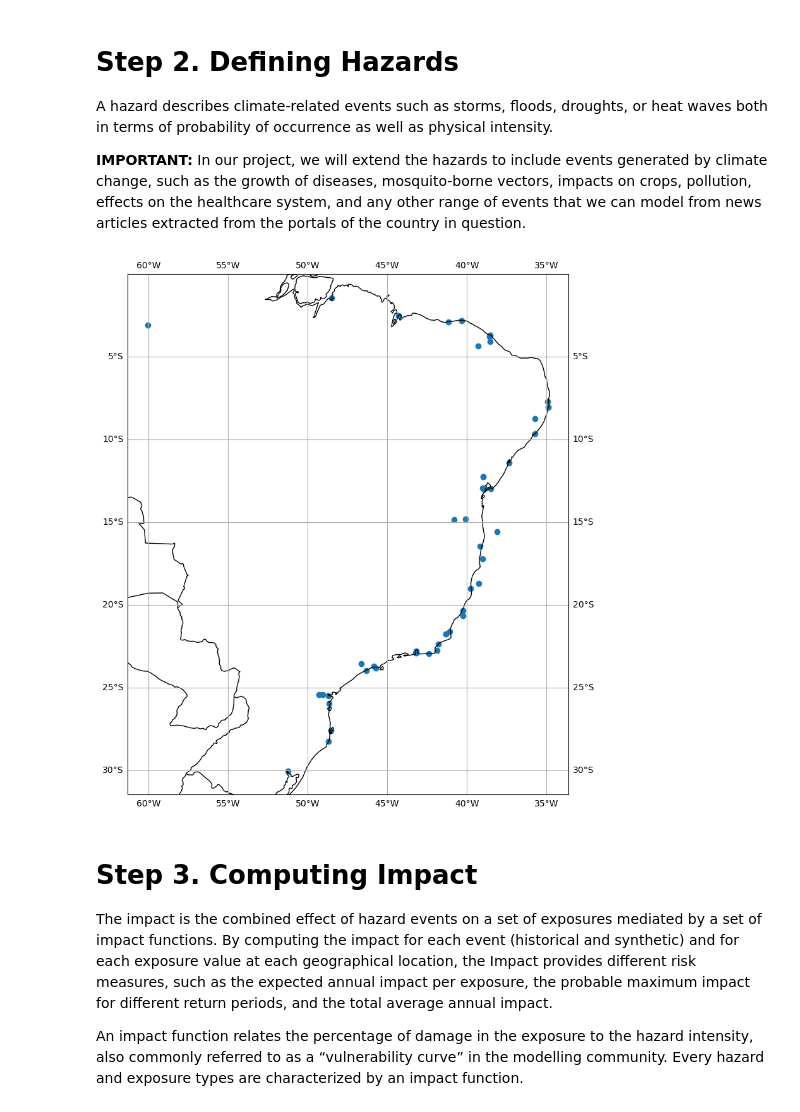
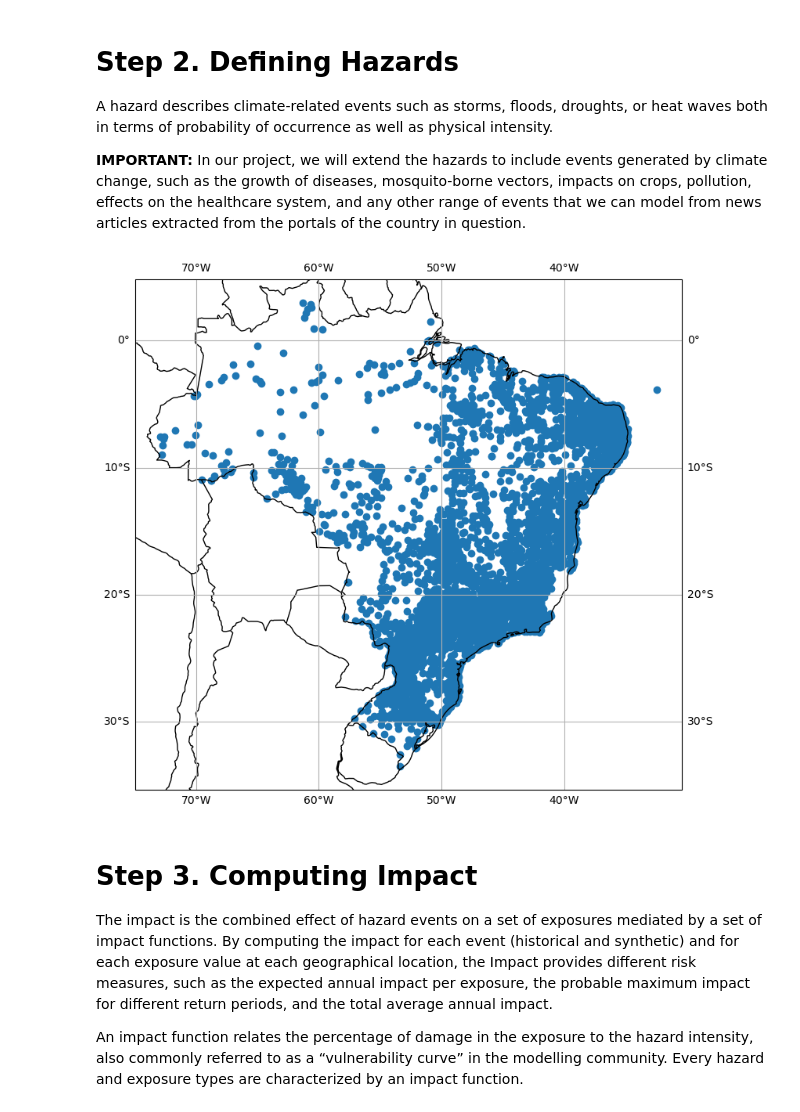
Before and after one commit to Labic-ICMC-USP/CLIMADA-BR, a Jupyter notebook: doc/tutorial/TUTORIAL_BASE_CLIMADA_BR.ipynb, the cells around one changed output. Drawn from its saved outputs; the diff is of its cells as text; code cells hidden in the pictures.

```diff
--- a/doc/tutorial/TUTORIAL_BASE_CLIMADA_BR.ipynb
+++ b/doc/tutorial/TUTORIAL_BASE_CLIMADA_BR.ipynb
@@ -44,10 +44,10 @@ climadabr.DefineExposures(['BRA'], 300, 'income_group')
 A hazard describes climate-related events such as storms, floods, droughts, or heat waves both in terms of probability of occurrence as well as physical intensity.
 
 **IMPORTANT:** In our project, we will extend the hazards to include events generated by climate change, such as the growth of diseases, mosquito-borne vectors, impacts on crops, pollution, effects on the healthcare system, and any other range of events that we can model from news articles extracted from the portals of the country in question.
-# %%
-climadabr.DefineRandomHazards()
-# %% [output]
-[figure, removed]
+# %%
+climadabr.HazardFromExcel("TabelaDengueCoord.xlsx")
+# %% [output]
+[figure, added]
 # %% [markdown]
 # Step 3. Computing Impact
 
```
Also changed, not shown: parts of 2 cells of this notebook, 2 other files.
